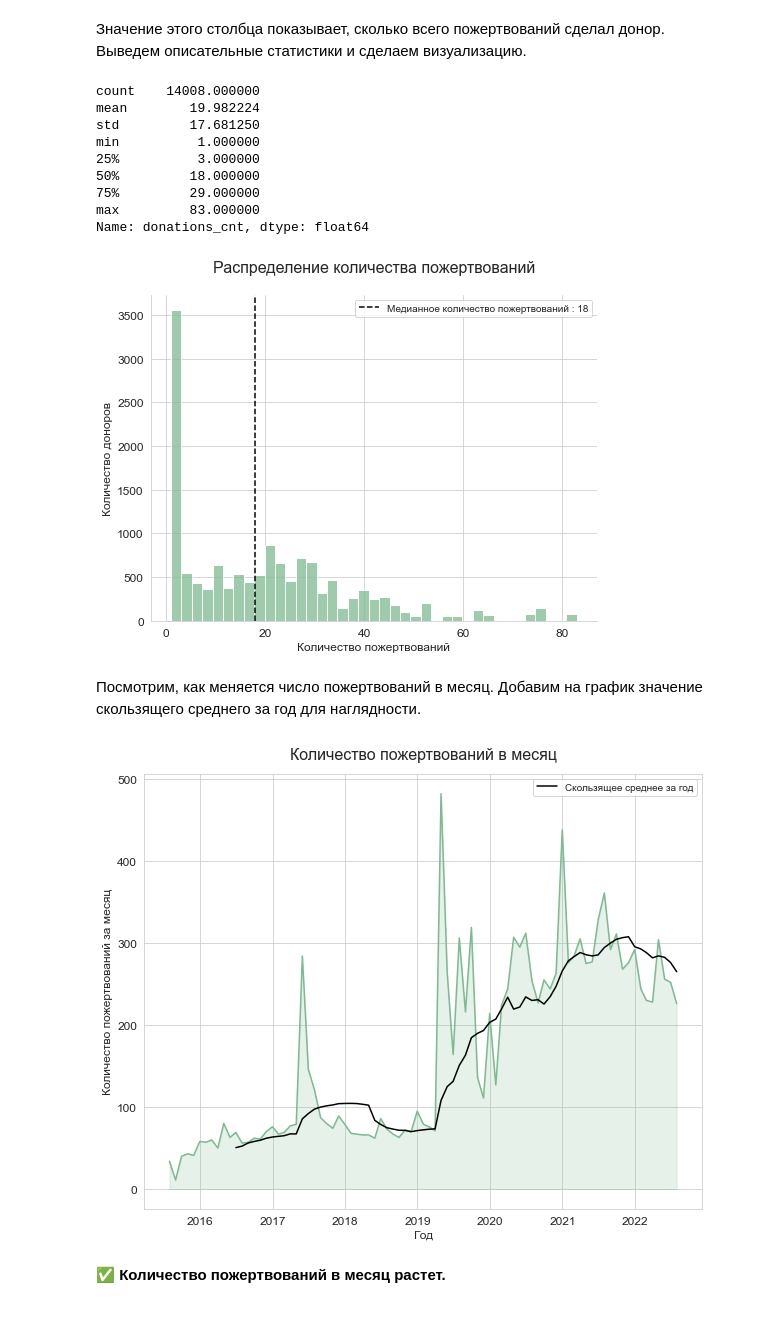
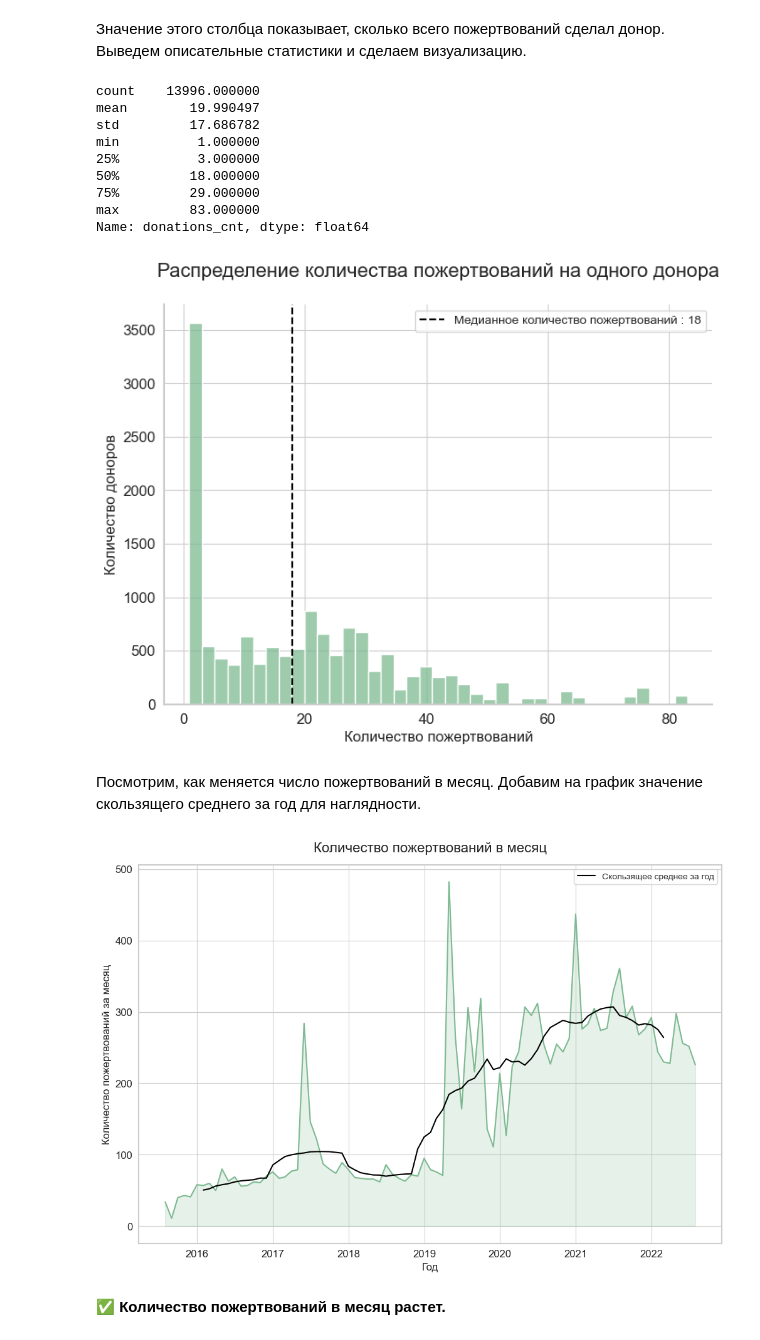
Before and after one commit to mvsmv/anarmovsumov, a Jupyter notebook: charity_fund/buro_dobryh_del.ipynb, the cells around one changed output. Drawn from its saved outputs; the diff is of its cells as text; code cells hidden in the pictures.

```diff
--- a/charity_fund/buro_dobryh_del.ipynb
+++ b/charity_fund/buro_dobryh_del.ipynb
@@ -43,12 +40,20 @@ cf.set_config_file(offline=False, world_readable=True)
 # параметры виузализации по умолчанию
 
 plt.rcParams['lines.linewidth'] = 1.5
-plt.rcParams['figure.figsize'] = (10,8)
+plt.rcParams['figure.figsize'] = (12,8)
 plt.rcParams['title.fontsize']: 24
 plt.rcParams['xtick.labelsize'] = 12
 plt.rcParams['ytick.labelsize'] = 12
 plt.rcParams['axes.labelsize'] = 'large'
-
+plt.rcParams['figure.dpi'] = 100
+plt.rcParams["axes.grid"] = True
+plt.rcParams['axes.edgecolor'] = 'black'
+plt.rcParams['figure.frameon'] = True
+plt.rcParams['axes.spines.left'] = True
+plt.rcParams['axes.spines.bottom'] = True
+plt.rcParams['axes.spines.top'] = False
+plt.rcParams['axes.spines.right'] = False
+plt.rcParams['axes.linewidth'] = 1.5
 
 sns.layout = 'tight'
 sns.set_style('whitegrid')
@@ -215,3 +204,5 @@ donations[donations.duplicated()].sort_values('date') # keep=False
+# %%
+donations = donations.drop_duplicates()
 # %% [markdown]
 Проверим на пропуски:
 # %%
@@ -396,0 +383,3 @@ df['dt_diff'] = df['dt_diff'].astype(float).apply(np.floor)
+# %%
+df['lifetime'] = (df['date'] - df['first_dt'] )/np.timedelta64(1,'M')
+df['lifetime'] = df['lifetime'].astype(float).apply(np.floor)
@@ -700,9 +688,9 @@ plt.show()
 # %%
 df['donations_cnt'].describe()
 # %% [output]
-count    14008.000000
-mean        19.982224
-std         17.681250
+count    13996.000000
+mean        19.990497
+std         17.686782
 min          1.000000
 25%          3.000000
 50%         18.000000
@@ -720,38 +708,38 @@ ax.axvline(df['donations_cnt'].median(),
 
 ax.set_xlabel('Количество пожертвований')
 ax.set_ylabel('Количество доноров')
-ax.set_title('Распределение количества пожертвований', fontsize=16, y=1.05)
+ax.set_title('Распределение количества пожертвований на одного донора', fontsize=16, y=1.05)
 
 plt.legend()
 sns.despine()
 plt.show()
 # %% [output]
-[figure, old version]
+[figure, new version]
 # %% [markdown]
 Посмотрим, как меняется число пожертвований в месяц. Добавим на график значение скользящего среднего за год для наглядности.
 # %%
 donations_cnt_by_month = df.groupby([pd.Grouper(key='date', freq='M')]).agg({
     'donor_id' : 'nunique',
     'amount' : 'count'
 })
-donations_cnt_by_month['rolling'] = donations_cnt_by_month['amount'].rolling(12).mean()
+donations_cnt_by_month['rolling'] = donations_cnt_by_month['amount'].rolling(12, center=True).mean()
 
 
 ax = sns.lineplot(data=donations_cnt_by_month, x='date', y='amount')
 
 # добавим заливку под графиком
 for line in ax.lines:
         x, y = line.get_xydata().T
         ax.fill_between(x, 0, y, color=line.get_color(), alpha=0.2)
 
 ax2 = sns.lineplot(data=donations_cnt_by_month, x='date', y='rolling', color='k', label='Скользящее среднее за год')
 
 plt.ticklabel_format(style='plain', axis='y')
 ax.set_title('Количество пожертвований в месяц', fontsize=16, y=1.02)
 ax.set_xlabel('Год')
 ax.set_ylabel('Количество пожертвований за месяц')
 plt.show()
 # %% [output]
-[figure, old version]
+[figure, new version]
 # %% [markdown]
 ✅ **Количество пожертвований в месяц растет.**
```
Also changed, not shown: parts of 93 cells of this notebook.
